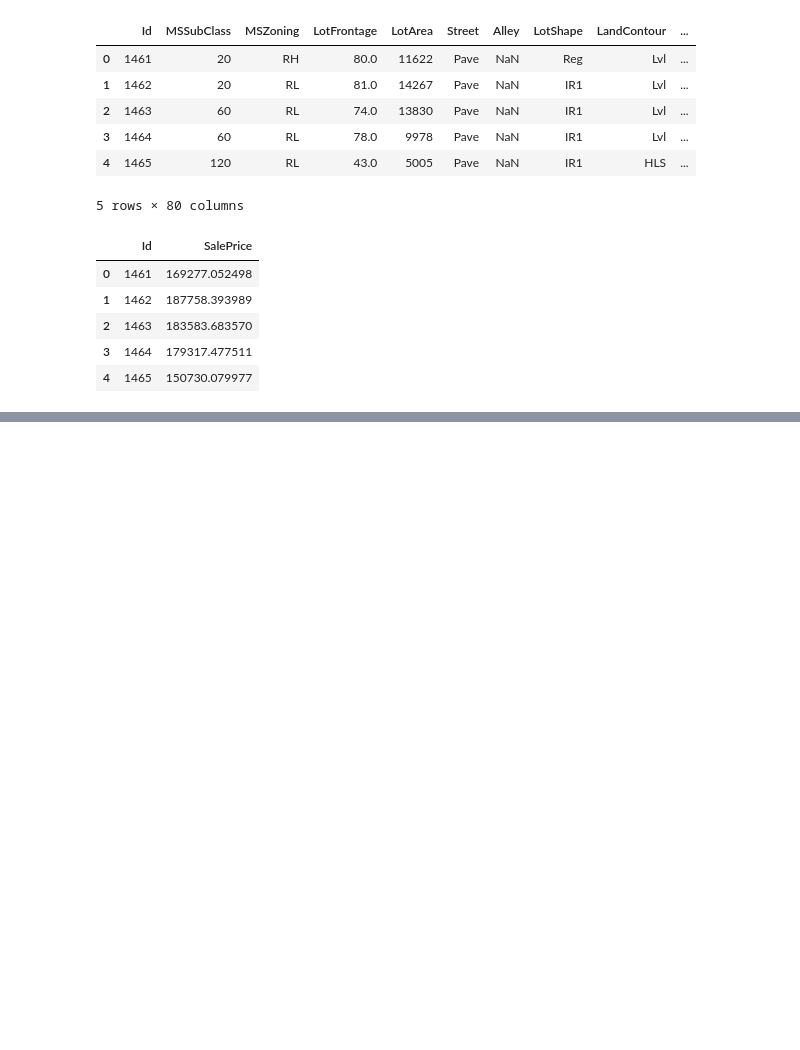
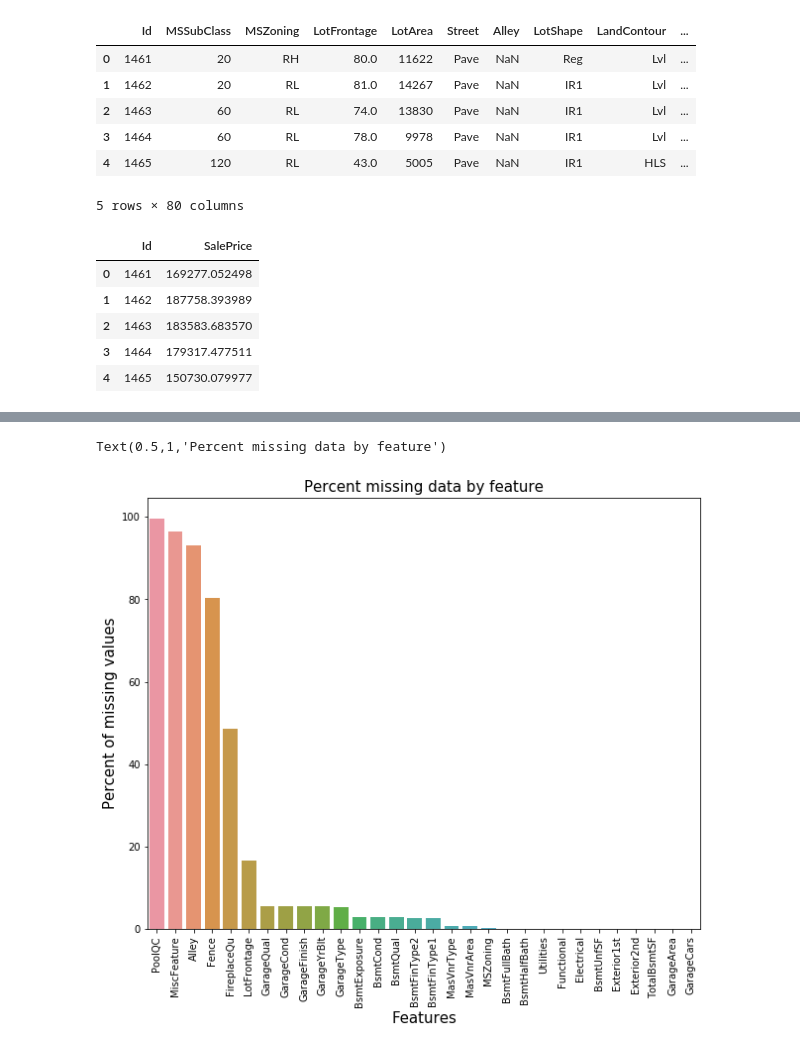
Before and after one commit to kinopee0219/housing_price, a Jupyter notebook: house_price.ipynb, the cells around one changed output, grey strips where cells are left out. Saved outputs shown, nothing was run; the diff lists cells and outputs as text; code cells hidden in the pictures; blank space fills up the shorter version.

```diff
--- a/house_price.ipynb
+++ b/house_price.ipynb
@@ -74,15 +90,3 @@ display(sample_data.head())
 | 2 | 1463 | 183583.683570 |
 | 3 | 1464 | 179317.477511 |
 | 4 | 1465 | 150730.079977 |
-# %%
-# LabelEncoding
-for i in range(train_data.shape[1]):
-    if train_data.iloc[:, i].dtypes==object:
-        lbl = LabelEncoder()
-        lbl.fit(list(train_data.iloc[:, i].values) + list(test_data.iloc[:, i].values))
-        train_data.iloc[:, i] = lbl.transform(list(train_data.iloc[:, i].values))
-        test_data.iloc[:, i] = lbl.transform(list(test_data.iloc[:, i].values))
-
-# Check LabelEncoding
-display(train_data.head())
-display(test_data.head())
@@ -325,0 +93,19 @@ LinearRegression(copy_X=True, fit_intercept=True, n_jobs=None,
+# %%
+# split data
+train_id = train_data['Id']
+test_id = test_data['Id']
+
+train_data.drop(['Id'], axis=1, inplace=True)
+test_data.drop(['Id'], axis=1, inplace=True)
+
+y_train = train_data['SalePrice']
+n_train = train_data.shape[0]
+n_test = test_data.shape[0]
+all_data = pd.concat((train_data, test_data)).reset_index(drop=True)
+all_data.drop('SalePrice', axis=1, inplace=True)
+# %%
+# check the missing ratio
+all_data_na = (all_data.isnull().sum() / len(all_data)) * 100
+all_data_na = all_data_na.drop(all_data_na[all_data_na == 0].index).sort_values(ascending=False)[:30]
+missing_data = pd.DataFrame({'Missing Ratio' :all_data_na})
+missing_data.head(20)
@@ -325,0 +130,10 @@ LinearRegression(copy_X=True, fit_intercept=True, n_jobs=None,
+# %%
+f, ax = plt.subplots(figsize=(10, 8))
+plt.xticks(rotation='90')
+sns.barplot(x=all_data_na.index, y=all_data_na)
+plt.xlabel('Features', fontsize=15)
+plt.ylabel('Percent of missing values', fontsize=15)
+plt.title('Percent missing data by feature', fontsize=15)
+# %% [output]
+Text(0.5,1,'Percent missing data by feature')
+[figure, added]
```
Also changed, not shown: parts of 51 cells of this notebook.
